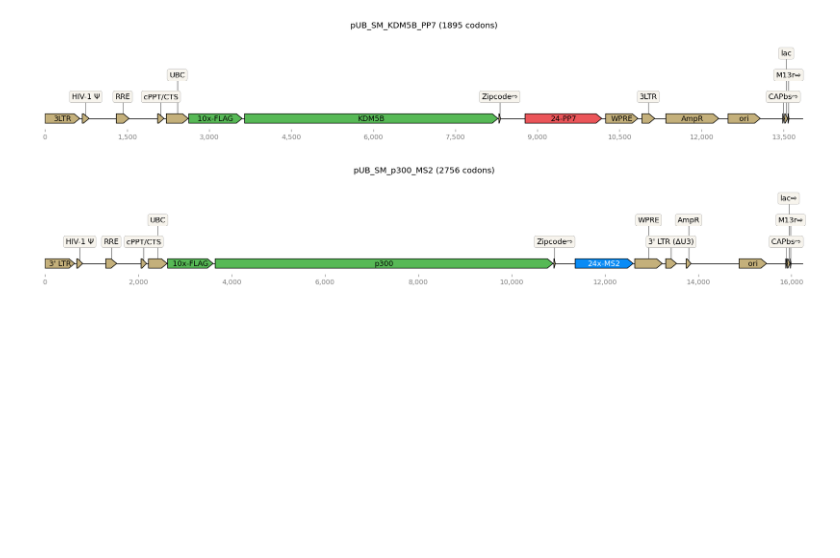
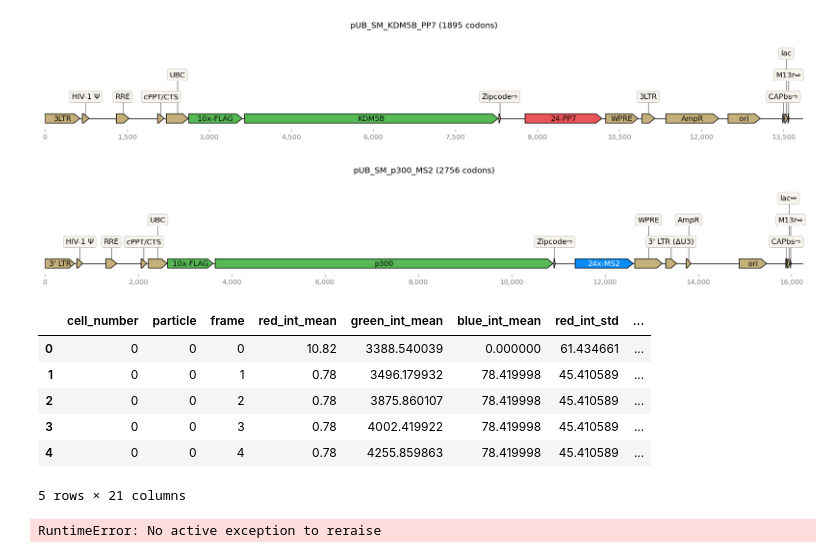
Before and after one commit to MunskyGroup/rsnaped, a Jupyter notebook: notebooks/Machine_Learning/Multiplexing_DataGeneration.ipynb, the cells around one changed output. Drawn from its saved outputs; the diff is of its cells as text; code cells hidden in the pictures; blank space fills up the shorter version.

Commit message:
BASH files for Machine Learning Data

```diff
--- a/notebooks/Machine_Learning/Multiplexing_DataGeneration.ipynb
+++ b/notebooks/Machine_Learning/Multiplexing_DataGeneration.ipynb
@@ -87,17 +87,19 @@ num_cell_shapes = len(path_files)
 # %%
 # Constant Parameters
 list_gene_sequences = [gene_file_KDM5B_PP7, gene_file_p300_MS2] # path to gene sequences
-list_label_names = ['kdm5b','p300'] # list of strings used to generate a classification field in the output data frame
+#list_label_names = ['kdm5b','p300'] # list of strings used to generate a classification field in the output data frame
+list_label_names = [0,1] # list of strings used to generate a classification field in the output data frame
+
 step_size_in_sec = 1 # step size
 save_as_tif = 0 # option to save the simulated video
 save_dataframe = 0 # option to save the simulation output as a dataframe in format csv.
 create_temp_folder = 0 # saves the video and data frame in a temp folder
 spot_size = 5 # size of spots in pixels
 list_number_spots = [25, 25] # list of integers, where each element represents the number of spots
-number_cells = 100 # Number of simulated Cell
+number_cells = 5 # Number of simulated Cell
 list_target_channels_proteins = [1, 1] # channel where the simulated protein spots will be located. Integer between 0 and 2.
 list_target_channels_mRNA = [0, 2] # channel where the simulated mRNA spots will be located. Integer between 0 and 2.
-simulation_time_in_sec = 3000
+simulation_time_in_sec = 30
 # %%
 # Parameters that affect the simulation dynamics.
 #frame_selection_empty_video = 'constant' # Options are: 'constant' , 'shuffle' and 'loop'
@@ -110,7 +112,12 @@ intensity_scale_ch1 = 200
 intensity_scale_ch2 = 200
 # %%
 # Path to store data
-multiplexing_path_folder = Path('/','home','luisub','Dropbox','multiplexing')   # Dropbox Linux
+#multiplexing_path_folder = Path('/','home','luisub','Dropbox','multiplexing')   # Dropbox Linux
+current_folder = pathlib.Path().absolute()
+multiplexing_path_folder = current_folder.joinpath('temp')
+if not os.path.exists(str(multiplexing_path_folder)):
+    os.makedirs(str(multiplexing_path_folder))
+
 #multiplexing_path_folder = Path('/','Users','luisaguilera','Dropbox','multiplexing')  # Dropbox Mac
 #multiplexing_path_folder = Path('/','Users','luisaguilera','Desktop','testing')
 # %%
@@ -163,9 +174,26 @@ frame_selection_empty_video = 'constant' # Options are: 'constant' , 'shuffle' a
 list_diffusion_coefficients =[0.55, 0.55] # diffusion coefficients for each gene
 list_elongation_rates = [10, 10] # elongation rates aa/sec
 list_initiation_rates = [0.03, 0.03] # initiation rates 1/sec
-multiplexing_path,folder_to_save_data, dataframe_simulated_cell, ssas_multiplexing = simulate_multiplexing(list_elongation_rates,list_initiation_rates,list_diffusion_coefficients,multiplexing_path_folder)
+multiplexing_path,folder_to_save_data, dataframe_simulated_cell_complete, ssas_multiplexing = simulate_multiplexing(list_elongation_rates,list_initiation_rates,list_diffusion_coefficients,multiplexing_path_folder)
+
+dataframe_simulated_cell = reduce_dataframe(dataframe_simulated_cell_complete)
 save_data (multiplexing_path,folder_to_save_data, dataframe_simulated_cell, ssas_multiplexing)
-del multiplexing_path,folder_to_save_data, dataframe_simulated_cell, ssas_multiplexing
+
+#del multiplexing_path,folder_to_save_data, dataframe_simulated_cell,dataframe_simulated_cell_complete, ssas_multiplexing
+# %%
+dataframe_simulated_cell_complete.head()
+# %% [output]
+|  | cell_number | particle | frame | red_int_mean | green_int_mean | blue_int_mean | red_int_std | ... |
+| 0 | 0 | 0 | 0 | 10.82 | 3388.540039 | 0.000000 | 61.434661 | ... |
+| 1 | 0 | 0 | 1 | 0.78 | 3496.179932 | 78.419998 | 45.410589 | ... |
+| 2 | 0 | 0 | 2 | 0.78 | 3875.860107 | 78.419998 | 45.410589 | ... |
+| 3 | 0 | 0 | 3 | 0.78 | 4002.419922 | 78.419998 | 45.410589 | ... |
+| 4 | 0 | 0 | 4 | 0.78 | 4255.859863 | 78.419998 | 45.410589 | ... |
+5 rows × 21 columns
+# %%
+raise
+# %% [output]
+RuntimeError: No active exception to reraise
 # %%
 frame_selection_empty_video = 'shuffle' # Options are: 'constant' , 'shuffle' and 'loop'
 # Simulation_1
```
Also changed, not shown: parts of 2 cells of this notebook, 5 other files.
